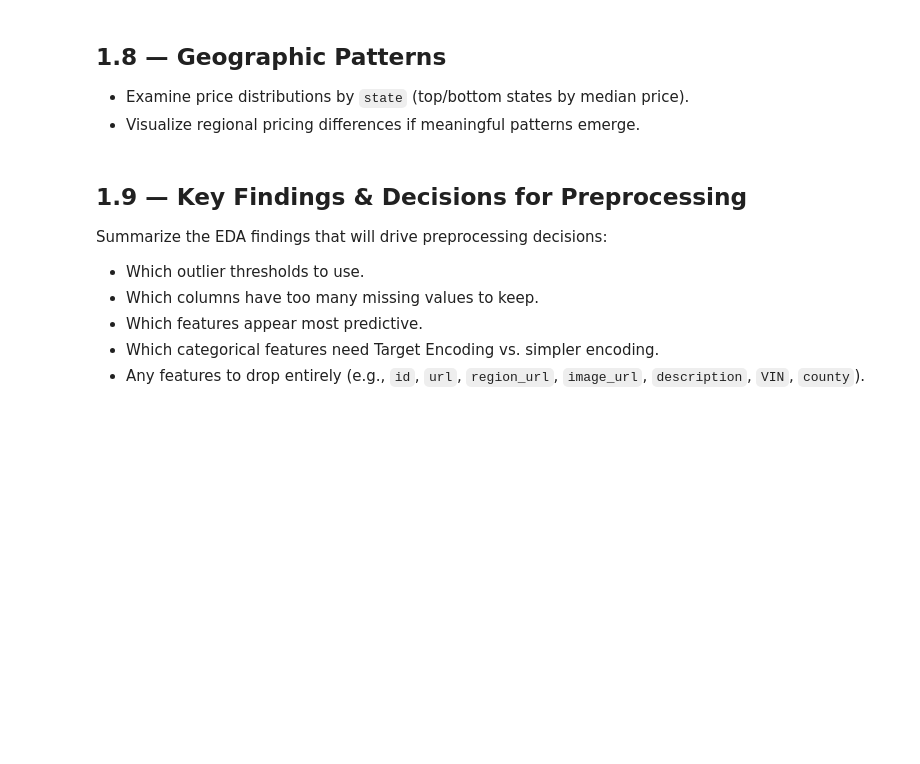
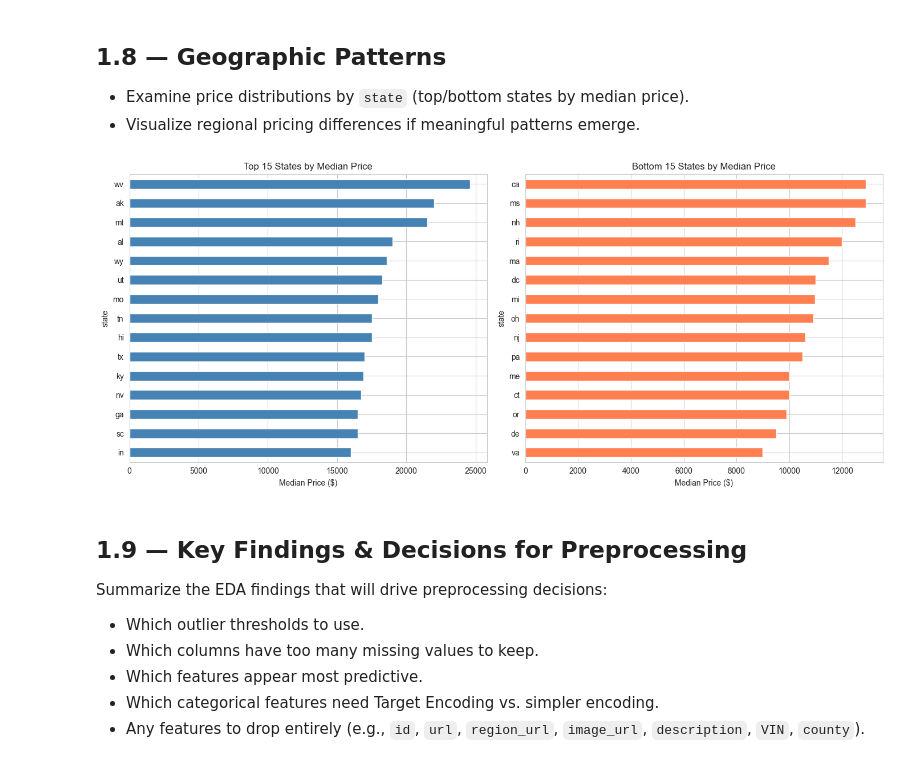
Before and after one commit to AcarBasaran/Predictive-Modeling-of-US-Used-Vehicle-Prices, a Jupyter notebook: notebooks/01_eda.ipynb, the cells around one changed output. Drawn from its saved outputs; the diff is of its cells as text; code cells hidden in the pictures; blank space fills up the shorter version.

```diff
--- a/notebooks/01_eda.ipynb
+++ b/notebooks/01_eda.ipynb
@@ -317,6 +355,31 @@ plt.show()
 
 - Examine price distributions by `state` (top/bottom states by median price).
 - Visualize regional pricing differences if meaningful patterns emerge.
+# %%
+# 1.8 — Geographic Patterns
+# df_preview is for visualization only — actual filtering happens in 02_preprocessing.ipynb
+
+median_by_state = df_preview.groupby("state")["price"].median().sort_values()
+
+# Top 15 most expensive states
+top15 = median_by_state.tail(15)
+# Bottom 15 cheapest states
+bottom15 = median_by_state.head(15)
+
+fig, axes = plt.subplots(1, 2, figsize=(14, 6))
+
+top15.plot(kind="barh", ax=axes[0], color="steelblue");
+axes[0].set_xlabel("Median Price ($)")
+axes[0].set_title("Top 15 States by Median Price")
+
+bottom15.plot(kind="barh", ax=axes[1], color="coral");
+axes[1].set_xlabel("Median Price ($)")
+axes[1].set_title("Bottom 15 States by Median Price")
+
+plt.tight_layout()
+plt.show()
+# %% [output]
+[figure, added]
 # %% [markdown]
 ## 1.9 — Key Findings & Decisions for Preprocessing
 
```
Also changed, not shown: parts of 2 cells of this notebook.
